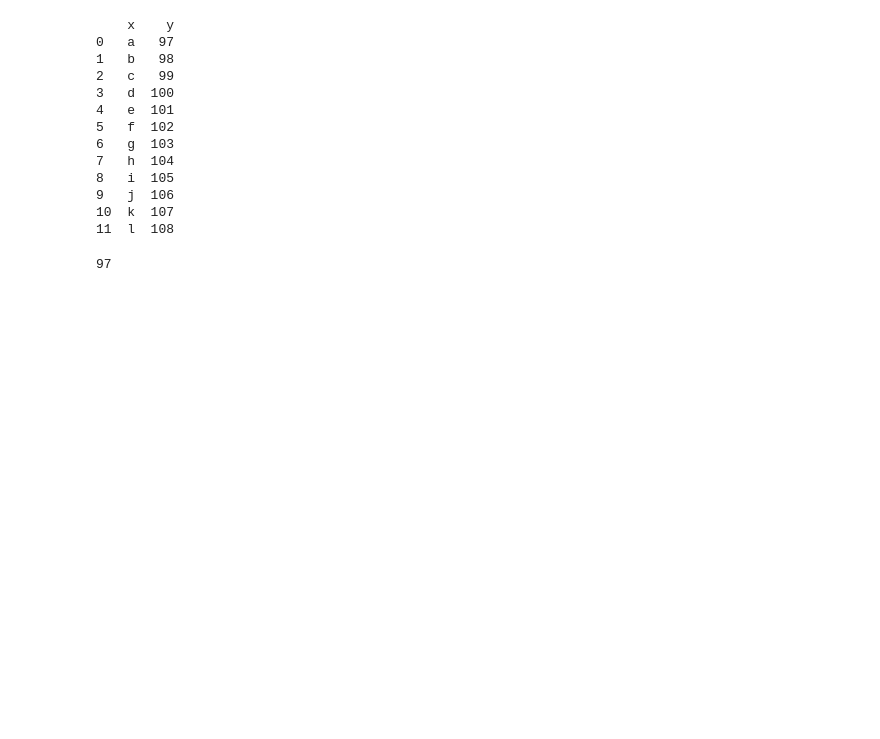
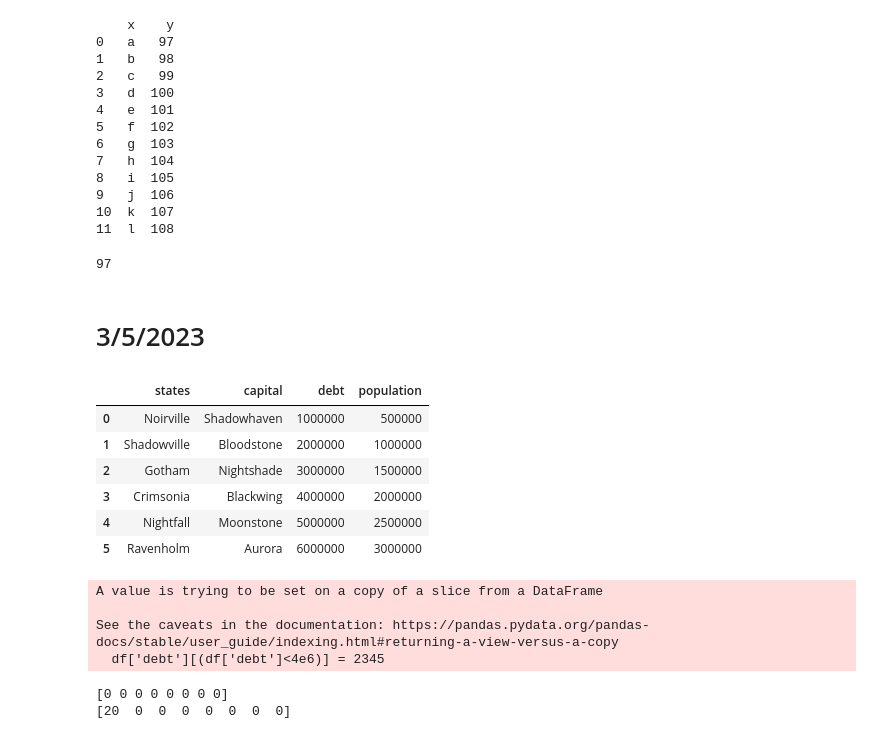
Before and after one commit to brohithkr/codeProjects, a Jupyter notebook: myPPpractice.ipynb, the cells around one changed output. Drawn from its saved outputs; the diff is of its cells as text; code cells hidden in the pictures; blank space fills up the shorter version.

```diff
--- a/myPPpractice.ipynb
+++ b/myPPpractice.ipynb
@@ -106,3 +106,5 @@ data = {
 pd.DataFrame(data)
 # %% [output]
 97
+# %% [markdown]
+# 3/5/2023
@@ -108,0 +114,33 @@ pd.DataFrame(data)
+# %%
+data = {
+    'states': ['Noirville', 'Shadowville', 'Gotham', 'Crimsonia', 'Nightfall', 'Ravenholm'],
+    'capital': ['Shadowhaven', 'Bloodstone', 'Nightshade', 'Blackwing', 'Moonstone', 'Aurora'],
+    'debt': [1000000, 2000000, 3000000, 4000000, 5000000, 6000000],
+    'population': [500000, 1000000, 1500000, 2000000, 2500000, 3000000]
+}
+df = pd.DataFrame(data)
+df
+# %% [output]
+|  | states | capital | debt | population |
+| 0 | Noirville | Shadowhaven | 1000000 | 500000 |
+| 1 | Shadowville | Bloodstone | 2000000 | 1000000 |
+| 2 | Gotham | Nightshade | 3000000 | 1500000 |
+| 3 | Crimsonia | Blackwing | 4000000 | 2000000 |
+| 4 | Nightfall | Moonstone | 5000000 | 2500000 |
+| 5 | Ravenholm | Aurora | 6000000 | 3000000 |
+# %%
+df['debt'][(df['debt']<4e6)] = 2345
+# npdata = np.array(df['states'][(df['debt']<=4e6)])\
+# %% [output]
+A value is trying to be set on a copy of a slice from a DataFrame
+
+See the caveats in the documentation: https://pandas.pydata.org/pandas-docs/stable/user_guide/indexing.html#returning-a-view-versus-a-copy
+  df['debt'][(df['debt']<4e6)] = 2345
+# %%
+arr = np.zeros(8).astype(np.int64)
+print(arr)
+arr[0] = 20
+print(arr)
+# %% [output]
+[0 0 0 0 0 0 0 0]
+[20  0  0  0  0  0  0  0]
```
Also changed, not shown: parts of 11 cells of this notebook, 3 other files.
